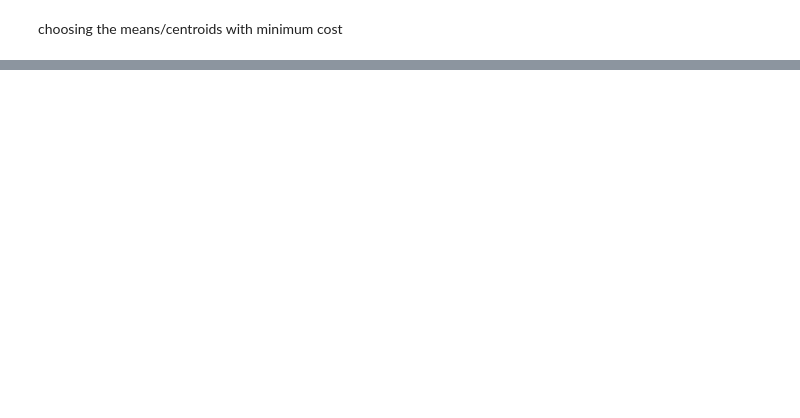
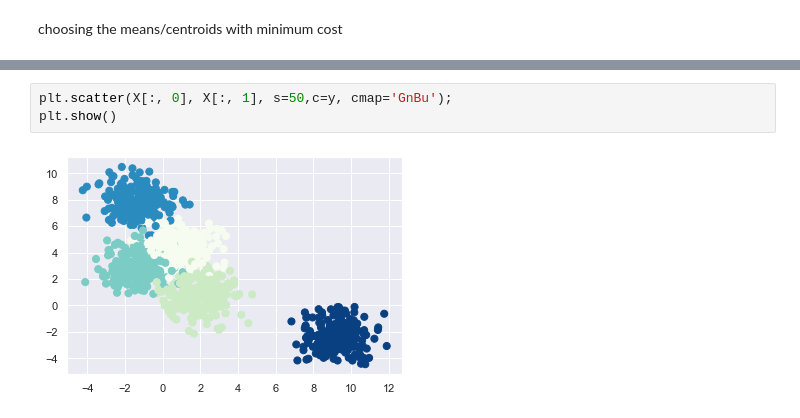
Before and after one commit to linearsachin/ml, a Jupyter notebook: kmeans.ipynb, the cells around one changed output, grey strips where cells are left out. Drawn from its saved outputs; the diff is of its cells as text; blank space fills up the shorter version.

```diff
--- a/kmeans.ipynb
+++ b/kmeans.ipynb
@@ -80,0 +87,5 @@ plt.show()
+# %%
+plt.scatter(X[:, 0], X[:, 1], s=50,c=y, cmap='GnBu');
+plt.show()
+# %% [output]
+[figure, added]
```
Also changed, not shown: parts of 14 cells of this notebook.
